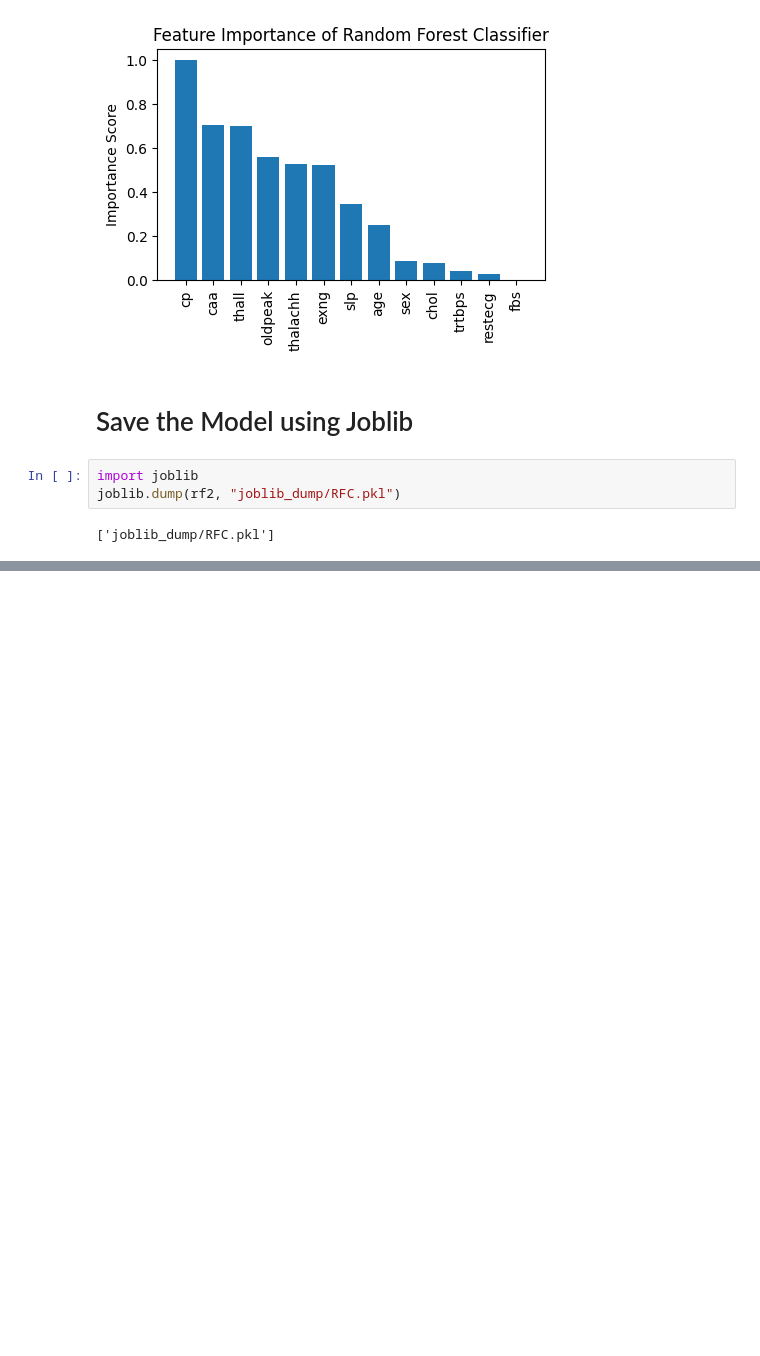
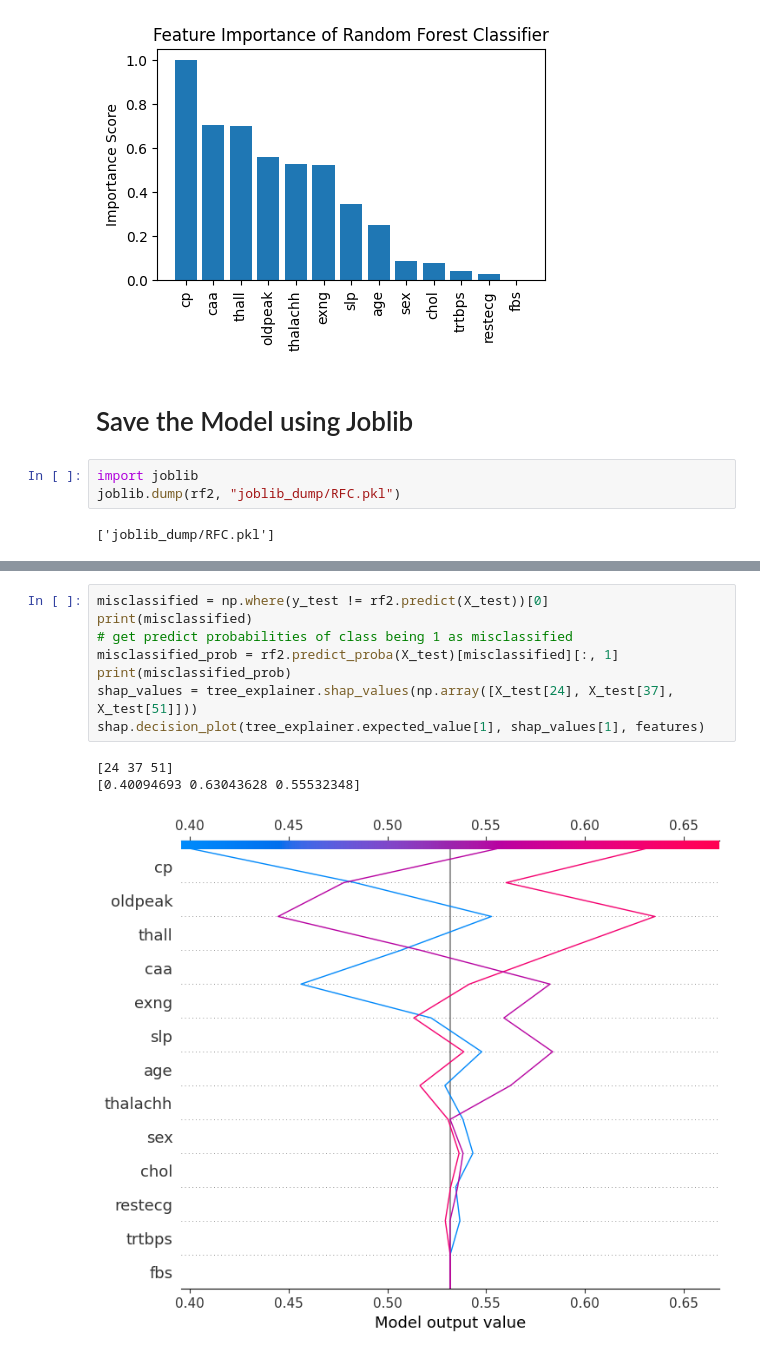
Before and after one commit to kruthi-sb/Cardiac_Events_ML, a Jupyter notebook: ML/RF.ipynb, the cells around one changed output, grey strips where cells are left out. Drawn from its saved outputs; the diff is of its cells as text; blank space fills up the shorter version.

```diff
--- a/ML/RF.ipynb
+++ b/ML/RF.ipynb
@@ -431,0 +462,12 @@ shap.decision_plot(tree_explainer.expected_value[0], shap_values[0], features)
+# %%
+misclassified = np.where(y_test != rf2.predict(X_test))[0]
+print(misclassified)
+# get predict probabilities of class being 1 as misclassified
+misclassified_prob = rf2.predict_proba(X_test)[misclassified][:, 1]
+print(misclassified_prob)
+shap_values = tree_explainer.shap_values(np.array([X_test[24], X_test[37], X_test[51]]))
+shap.decision_plot(tree_explainer.expected_value[1], shap_values[1], features)
+# %% [output]
+[24 37 51]
+[0.40094693 0.63043628 0.55532348]
+[figure, added]
```
Also changed, not shown: parts of 25 cells of this notebook.
